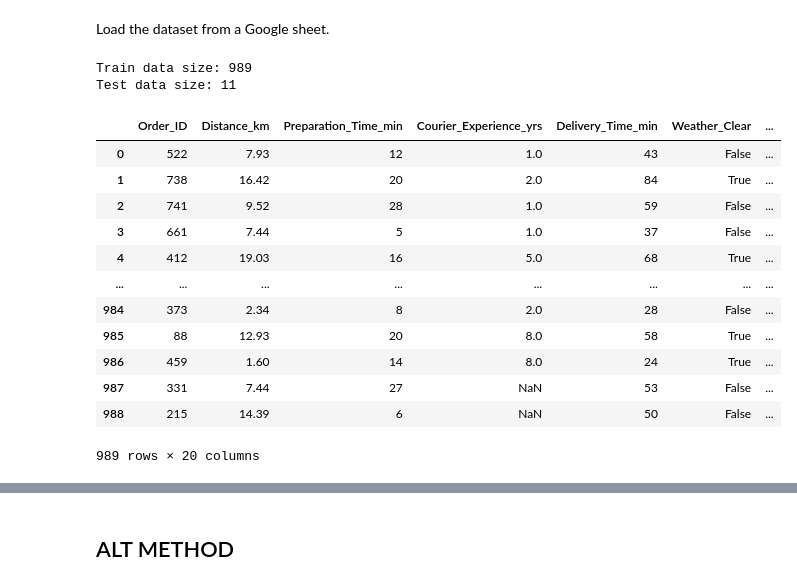
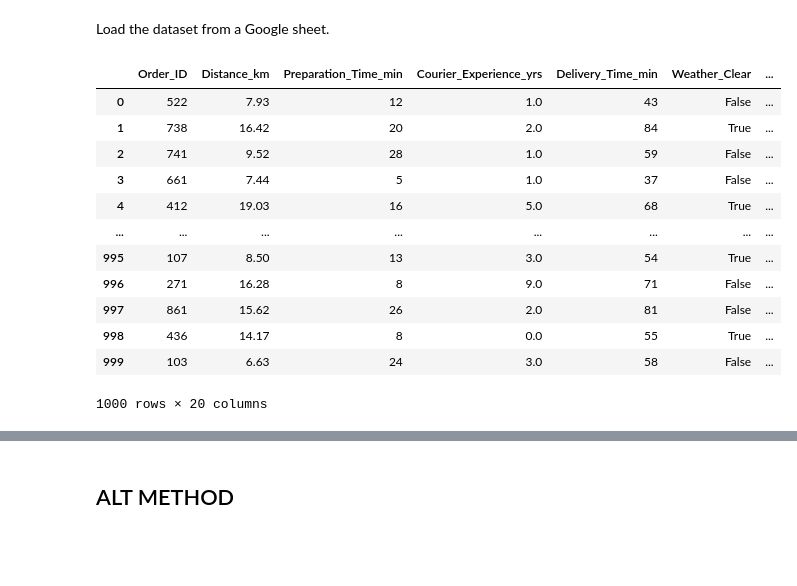
Before and after one commit to RohitValiveti/NBA6921-Final, a Jupyter notebook: Eugene_and_Team.ipynb, the cells around one changed output, grey strips where cells are left out. Cells and saved outputs as stored; diff of their text form; code cells hidden in the pictures; blank space fills up the shorter version.

```diff
--- a/Eugene_and_Team.ipynb
+++ b/Eugene_and_Team.ipynb
@@ -19,38 +21,41 @@ import seaborn as sns
 # %% [markdown]
 Load the dataset from a Google sheet.
 # %%
-## CHANGE THIS IF YOU WANT
-GOOGLE_SPREADSHEET_LINK = "https://docs.google.com/spreadsheets/d/1rNhxGcKdDnWhLzD8WhOLoR62STgK8NYtrTv6NfCFWLw/edit?usp=sharing"
+# ## CHANGE THIS IF YOU WANT
+# GOOGLE_SPREADSHEET_LINK = "https://docs.google.com/spreadsheets/d/1rNhxGcKdDnWhLzD8WhOLoR62STgK8NYtrTv6NfCFWLw/edit?usp=sharing"
 
-sheet_id = GOOGLE_SPREADSHEET_LINK.split("/")[5]
+# sheet_id = GOOGLE_SPREADSHEET_LINK.split("/")[5]
 
-url=f'https://docs.google.com/spreadsheet/ccc?key={sheet_id}&output=xlsx'
-dataset_train = pd.read_excel(url, sheet_name="train")
-dataset_test = pd.read_excel(url, sheet_name="test")
+# url=f'https://docs.google.com/spreadsheet/ccc?key={sheet_id}&output=xlsx'
+# dataset_train = pd.read_excel(url, sheet_name="train")
+# dataset_test = pd.read_excel(url, sheet_name="test")
 
-print("Train data size:", len(dataset_train))
-print("Test data size:", len(dataset_test))
+# print("Train data size:", len(dataset_train))
+# print("Test data size:", len(dataset_test))
 
-# encode categorical variables
+# # encode categorical variables
+# columns_to_encode = ["Weather", "Traffic_Level", "Time_of_Day", "Vehicle_Type"]
+# dataset_train = pd.get_dummies(dataset_train, columns=columns_to_encode)
+# dataset_test = pd.get_dummies(dataset_test, columns=columns_to_encode)
+
+# dataset_train
+
+df = pd.read_csv("Food_Delivery_Times.csv")
 columns_to_encode = ["Weather", "Traffic_Level", "Time_of_Day", "Vehicle_Type"]
-dataset_train = pd.get_dummies(dataset_train, columns=columns_to_encode)
-dataset_test = pd.get_dummies(dataset_test, columns=columns_to_encode)
-
-dataset_train
+df = pd.get_dummies(df, columns=columns_to_encode)
+df
 # %% [output]
+|  | Order_ID | Distance_km | Preparation_Time_min | Courier_Experience_yrs | Delivery_Time_min | Weather_Clear | ... |
+| 0 | 522 | 7.93 | 12 | 1.0 | 43 | False | ... |
+| 1 | 738 | 16.42 | 20 | 2.0 | 84 | True | ... |
+| 2 | 741 | 9.52 | 28 | 1.0 | 59 | False | ... |
+| 3 | 661 | 7.44 | 5 | 1.0 | 37 | False | ... |
+| 4 | 412 | 19.03 | 16 | 5.0 | 68 | True | ... |
+| ... | ... | ... | ... | ... | ... | ... | ... |
+| 995 | 107 | 8.50 | 13 | 3.0 | 54 | True | ... |
+| 996 | 271 | 16.28 | 8 | 9.0 | 71 | False | ... |
+| 997 | 861 | 15.62 | 26 | 2.0 | 81 | False | ... |
+| 998 | 436 | 14.17 | 8 | 0.0 | 55 | True | ... |
+| 999 | 103 | 6.63 | 24 | 3.0 | 58 | False | ... |
-Train data size: 989
-Test data size: 11
+1000 rows × 20 columns
-|  | Order_ID | Distance_km | Preparation_Time_min | Courier_Experience_yrs | Delivery_Time_min | Weather_Clear | ... |
-| 0 | 522 | 7.93 | 12 | 1.0 | 43 | False | ... |
-| 1 | 738 | 16.42 | 20 | 2.0 | 84 | True | ... |
-| 2 | 741 | 9.52 | 28 | 1.0 | 59 | False | ... |
-| 3 | 661 | 7.44 | 5 | 1.0 | 37 | False | ... |
-| 4 | 412 | 19.03 | 16 | 5.0 | 68 | True | ... |
-| ... | ... | ... | ... | ... | ... | ... | ... |
-| 984 | 373 | 2.34 | 8 | 2.0 | 28 | False | ... |
-| 985 | 88 | 12.93 | 20 | 8.0 | 58 | True | ... |
-| 986 | 459 | 1.60 | 14 | 8.0 | 24 | True | ... |
-| 987 | 331 | 7.44 | 27 | NaN | 53 | False | ... |
-| 988 | 215 | 14.39 | 6 | NaN | 50 | False | ... |
-989 rows × 20 columns
 # %%
```
Also changed, not shown: parts of 7 cells of this notebook, 1 other file.
